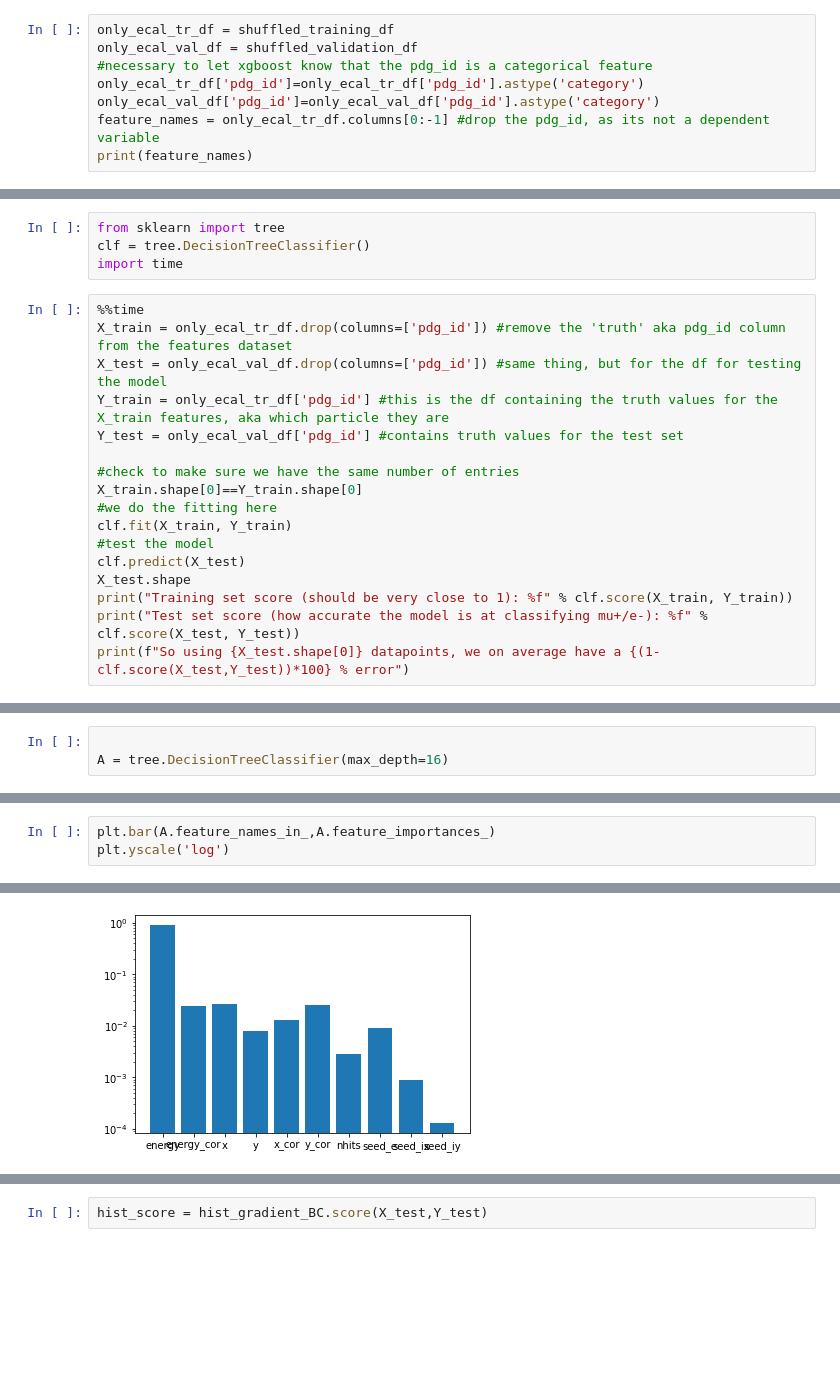
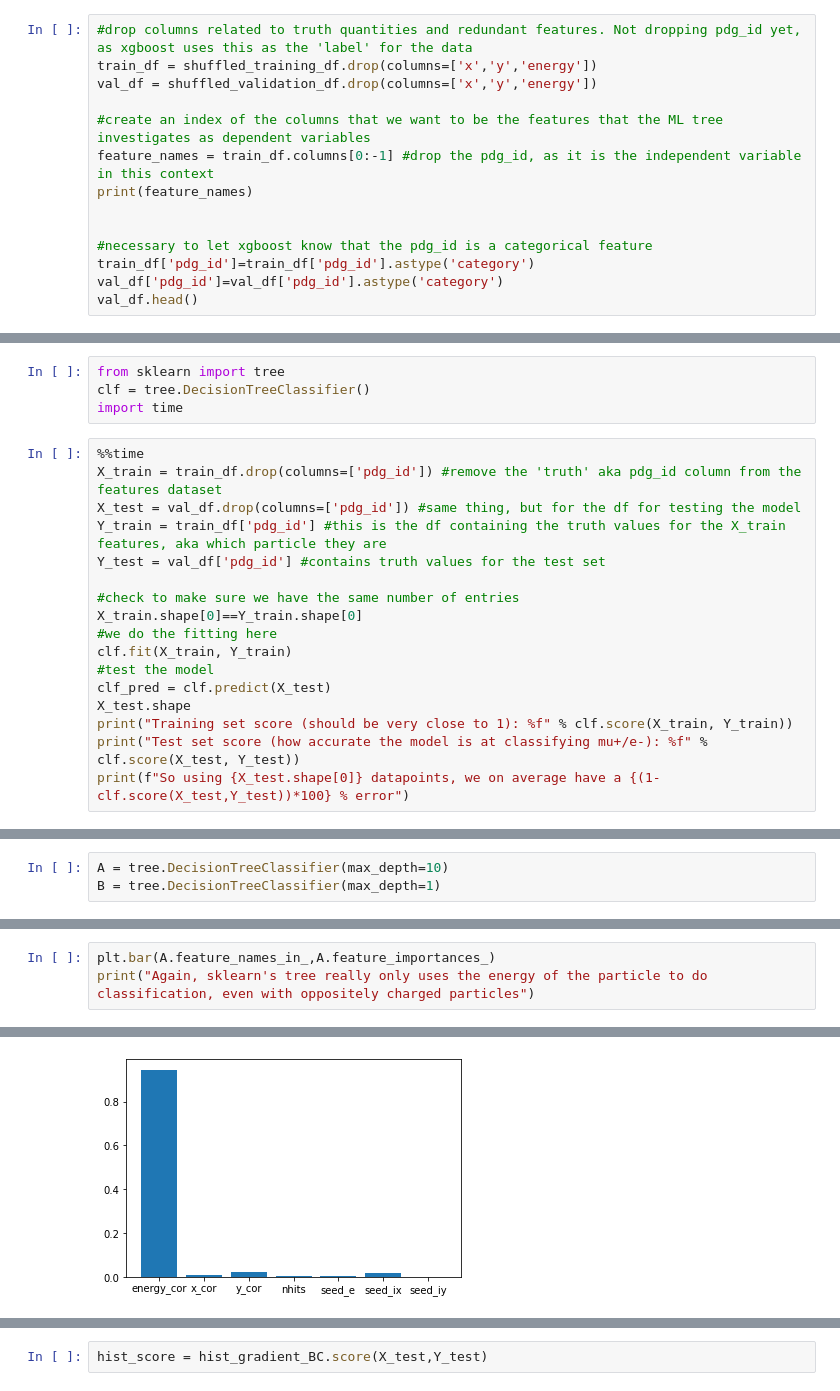
Before and after one commit to Lewis-Wolf/ML, a Jupyter notebook: mup_elebdt.ipynb, the cells around one changed output, grey strips where cells are left out. Drawn from its saved outputs; the diff is of its cells as text; blank space fills up the shorter version.

```diff
--- a/mup_elebdt.ipynb
+++ b/mup_elebdt.ipynb
@@ -116,11 +70,17 @@ pdg_id
 # %% [markdown]
 We expect the x and y position to be much more important as a training feature than it is with e-/mu-.
 # %%
-only_ecal_tr_df = shuffled_training_df
-only_ecal_val_df = shuffled_validation_df
+#drop columns related to truth quantities and redundant features. Not dropping pdg_id yet, as xgboost uses this as the 'label' for the data
+train_df = shuffled_training_df.drop(columns=['x','y','energy'])
+val_df = shuffled_validation_df.drop(columns=['x','y','energy'])
+
+#create an index of the columns that we want to be the features that the ML tree investigates as dependent variables
+feature_names = train_df.columns[0:-1] #drop the pdg_id, as it is the independent variable in this context
+print(feature_names)
+
+
 #necessary to let xgboost know that the pdg_id is a categorical feature
-only_ecal_tr_df['pdg_id']=only_ecal_tr_df['pdg_id'].astype('category')
-only_ecal_val_df['pdg_id']=only_ecal_val_df['pdg_id'].astype('category')
-feature_names = only_ecal_tr_df.columns[0:-1] #drop the pdg_id, as its not a dependent variable
-print(feature_names)
+train_df['pdg_id']=train_df['pdg_id'].astype('category')
+val_df['pdg_id']=val_df['pdg_id'].astype('category')
+val_df.head()
 # %% [output]
@@ -240,17 +171,17 @@ clf = tree.DecisionTreeClassifier()
 import time
 # %%
 %%time
-X_train = only_ecal_tr_df.drop(columns=['pdg_id']) #remove the 'truth' aka pdg_id column from the features dataset
-X_test = only_ecal_val_df.drop(columns=['pdg_id']) #same thing, but for the df for testing the model
-Y_train = only_ecal_tr_df['pdg_id'] #this is the df containing the truth values for the X_train features, aka which particle they are
-Y_test = only_ecal_val_df['pdg_id'] #contains truth values for the test set
+X_train = train_df.drop(columns=['pdg_id']) #remove the 'truth' aka pdg_id column from the features dataset
+X_test = val_df.drop(columns=['pdg_id']) #same thing, but for the df for testing the model
+Y_train = train_df['pdg_id'] #this is the df containing the truth values for the X_train features, aka which particle they are
+Y_test = val_df['pdg_id'] #contains truth values for the test set
 
 #check to make sure we have the same number of entries
 X_train.shape[0]==Y_train.shape[0]
 #we do the fitting here
 clf.fit(X_train, Y_train)
 #test the model
-clf.predict(X_test)
+clf_pred = clf.predict(X_test)
 X_test.shape
 print("Training set score (should be very close to 1): %f" % clf.score(X_train, Y_train))
 print("Test set score (how accurate the model is at classifying mu+/e-): %f" % clf.score(X_test, Y_test))
@@ -273,4 +195,4 @@ X_train.head()
 # %%
-
-A = tree.DecisionTreeClassifier(max_depth=16)
+A = tree.DecisionTreeClassifier(max_depth=10)
+B = tree.DecisionTreeClassifier(max_depth=1)
 # %%
@@ -312,4 +227,4 @@ array([8.90696372e-01, 2.39115301e-02, 2.63909241e-02, 8.08557499e-03,
 # %%
 plt.bar(A.feature_names_in_,A.feature_importances_)
-plt.yscale('log')
+print("Again, sklearn's tree really only uses the energy of the particle to do classification, even with oppositely charged particles")
 # %% [output]
@@ -316 +232 @@ plt.yscale('log')
-[figure, old version]
+[figure, new version]
```
Also changed, not shown: parts of 37 cells of this notebook, 2 other files.
